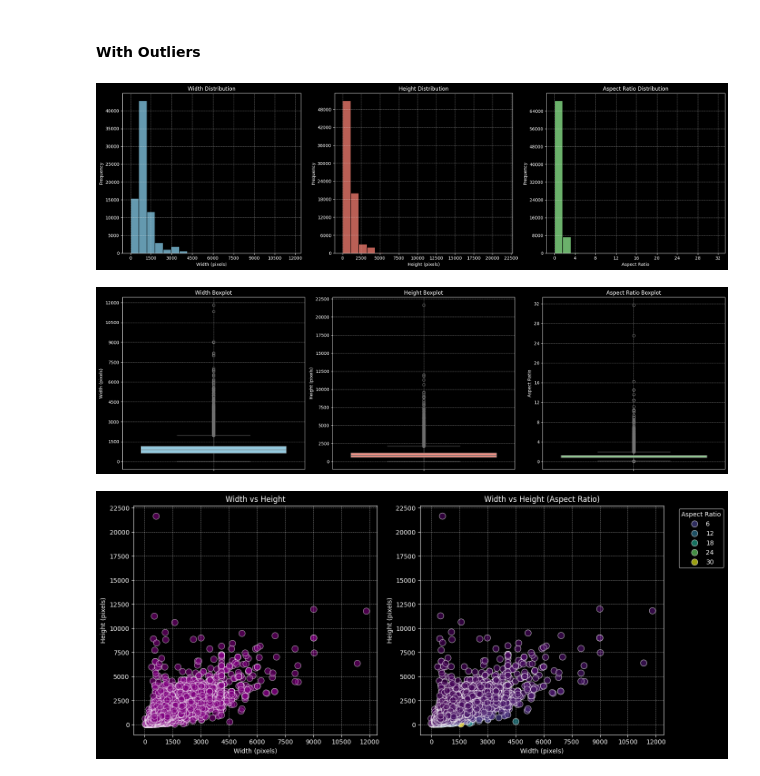
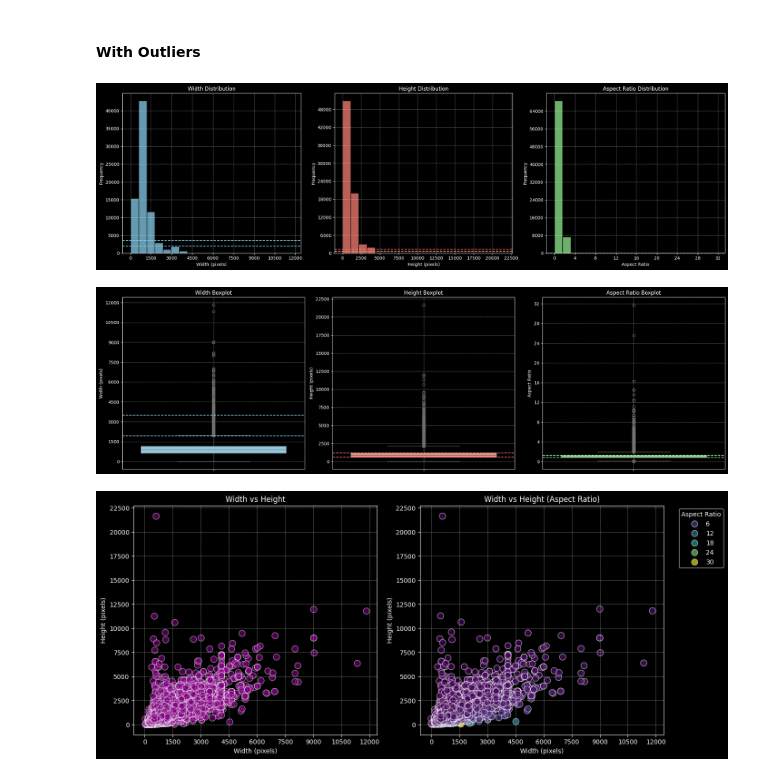
Before and after one commit to martimesteves1/reddit-memes, a Jupyter notebook: reddit_memes/ollama/lvm_experiments.ipynb, the cells around one changed output. Saved outputs shown, nothing was run; the diff lists cells and outputs as text; code cells hidden in the pictures.

```diff
--- a/reddit_memes/ollama/lvm_experiments.ipynb
+++ b/reddit_memes/ollama/lvm_experiments.ipynb
@@ -211,6 +211,11 @@ display(df_raw[df_raw["width"].isnull()])
 ### Plotting Image Sizes and Aspect Ratio
 # %% [markdown]
 #### With Outliers
+# %%
+# Compute IQR values to visualize the outlier borders
+q1_width, q3_width = 3 * df_raw["width"].quantile([0.25, 0.75])
+q1_height, q3_height = df_raw["height"].quantile([0.25, 0.75])
+q1_aspect, q3_aspect = df_raw["aspect_ratio"].quantile([0.25, 0.75])
 # %%
 # Histograms
 fig, ax = plt.subplots(1, 3, figsize=(20, 6))
@@ -222,69 +227,96 @@ sns.histplot(
 ax[0].set_title("Width Distribution")
 ax[0].set_xlabel("Width (pixels)")
 ax[0].set_ylabel("Frequency")
+
 ax[0].xaxis.set_major_locator(MaxNLocator(nbins=10))
 ax[0].yaxis.set_major_locator(MaxNLocator(nbins=10))
 ax[0].grid(True, which="both", linestyle="--", linewidth=0.5, alpha=0.7)
+
+ax[0].axhline(y=q1_width, color="skyblue", linestyle="--", label="3x Q1 (25th percentile)")
+ax[0].axhline(y=q3_width, color="skyblue", linestyle="--", label="3x Q3 (75th percentile)")
 
 # Height Histogram
 sns.histplot(
     data=df_raw["height"], ax=ax[1], bins=20, color="salmon", edgecolor="black"
 )
 ax[1].set_title("Height Distribution")
 ax[1].set_xlabel("Height (pixels)")
 ax[1].set_ylabel("Frequency")
+
 ax[1].xaxis.set_major_locator(MaxNLocator(nbins=10))
 ax[1].yaxis.set_major_locator(MaxNLocator(nbins=10))
 ax[1].grid(True, which="both", linestyle="--", linewidth=0.5, alpha=0.7)
+
+ax[1].axhline(y=q1_height, color="salmon", linestyle="--", label="3x Q1 (25th percentile)")
+ax[1].axhline(y=q3_height, color="salmon", linestyle="--", label="3x Q3 (75th percentile)")
 
 # Aspect Ratio Histogram
 sns.histplot(
     data=df_raw["aspect_ratio"],
     ax=ax[2],
     bins=20,
     color="lightgreen",
     edgecolor="black",
-)
+    )
 ax[2].set_title("Aspect Ratio Distribution")
 ax[2].set_xlabel("Aspect Ratio")
 ax[2].set_ylabel("Frequency")
+
 ax[2].xaxis.set_major_locator(MaxNLocator(nbins=10))
 ax[2].yaxis.set_major_locator(MaxNLocator(nbins=10))
 ax[2].grid(True, which="both", linestyle="--", linewidth=0.5, alpha=0.7)
 
+ax[2].axhline(y=q1_aspect, color="lightgreen", linestyle="--", label="3x Q1 (25th percentile)")
+ax[2].axhline(y=q3_aspect, color="lightgreen", linestyle="--", label="3x Q3 (75th percentile)")
+
 plt.tight_layout()
 plt.show()
 # %% [output]
-[figure, old version]
+[figure, new version]
 # %%
 # Boxplots
 fig, ax = plt.subplots(1, 3, figsize=(20, 6))
 
 # Width Boxplot
 sns.boxplot(data=df_raw["width"], ax=ax[0], color="skyblue")
+
 ax[0].set_title("Width Boxplot")
 ax[0].set_ylabel("Width (pixels)")
+
 ax[0].yaxis.set_major_locator(MaxNLocator(nbins=10))
 ax[0].grid(True, which="both", linestyle="--", linewidth=0.5, alpha=0.7)
 
+ax[0].axhline(y=q1_width, color="skyblue", linestyle="--", label="3x Q1 (25th percentile)")
+ax[0].axhline(y=q3_width, color="skyblue", linestyle="--", label="3x Q3 (75th percentile)")
+
 # Height Boxplot
 sns.boxplot(data=df_raw["height"], ax=ax[1], color="salmon")
+
 ax[1].set_title("Height Boxplot")
 ax[1].set_ylabel("Height (pixels)")
+
 ax[1].yaxis.set_major_locator(MaxNLocator(nbins=10))
 ax[1].grid(True, which="both", linestyle="--", linewidth=0.5, alpha=0.7)
 
+ax[1].axhline(y=q1_height, color="salmon", linestyle="--", label="3x Q1 (25th percentile)")
+ax[1].axhline(y=q3_height, color="salmon", linestyle="--", label="3x Q3 (75th percentile)")
+
 # Aspect Ratio Boxplot
 sns.boxplot(data=df_raw["aspect_ratio"], ax=ax[2], color="lightgreen")
+
 ax[2].set_title("Aspect Ratio Boxplot")
 ax[2].set_ylabel("Aspect Ratio")
+
 ax[2].yaxis.set_major_locator(MaxNLocator(nbins=10))
 ax[2].grid(True, which="both", linestyle="--", linewidth=0.5, alpha=0.7)
 
+ax[2].axhline(y=q1_aspect, color="lightgreen", linestyle="--", label="3x Q1 (25th percentile)")
+ax[2].axhline(y=q3_aspect, color="lightgreen", linestyle="--", label="3x Q3 (75th percentile)")
+
 plt.tight_layout()
 plt.show()
 # %% [output]
-[figure, old version]
+[figure, new version]
 # %%
 # Scatter plots
 fig, ax = plt.subplots(1, 2, figsize=(14, 6))
```
Also changed, not shown: parts of 11 cells of this notebook.
